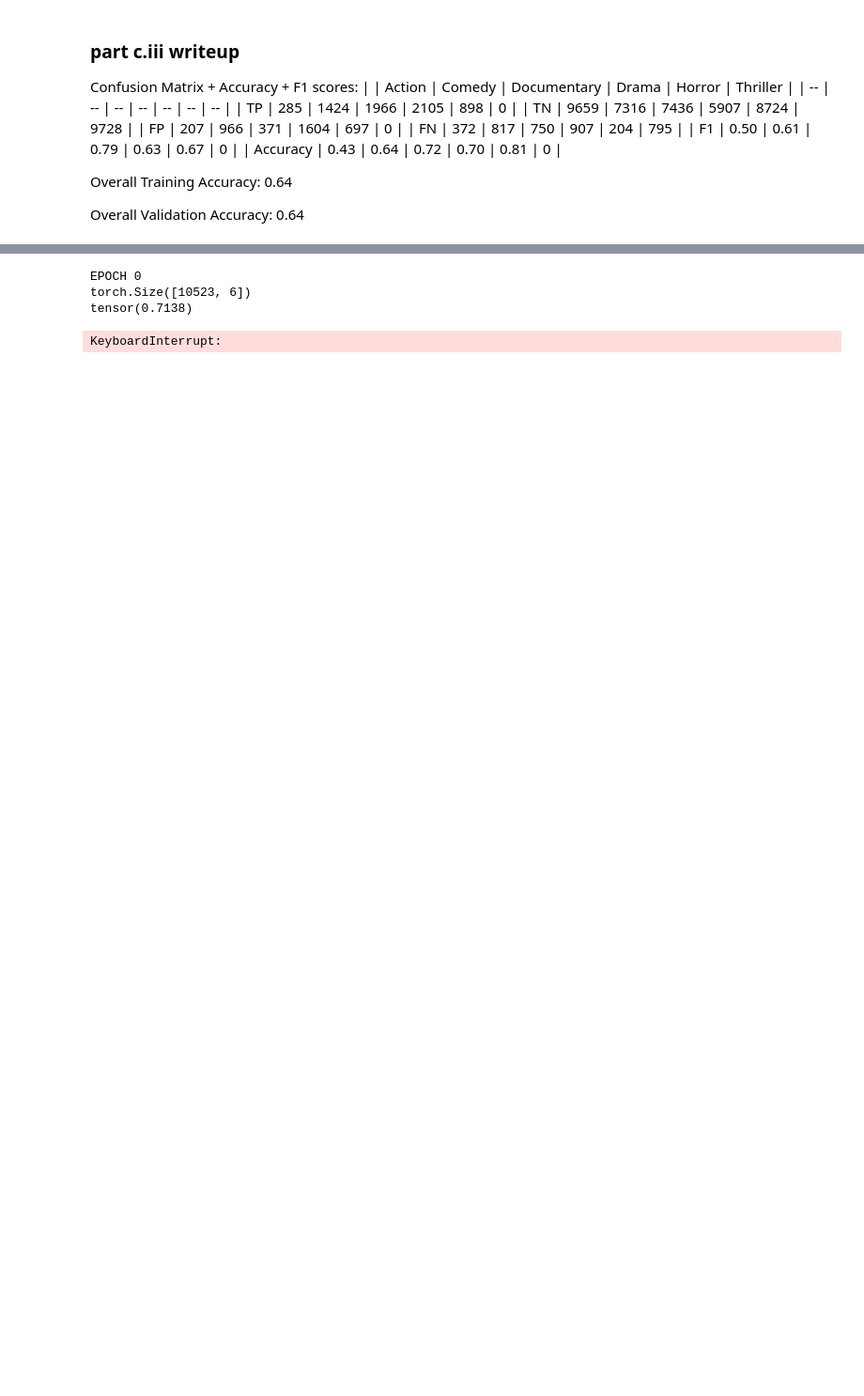
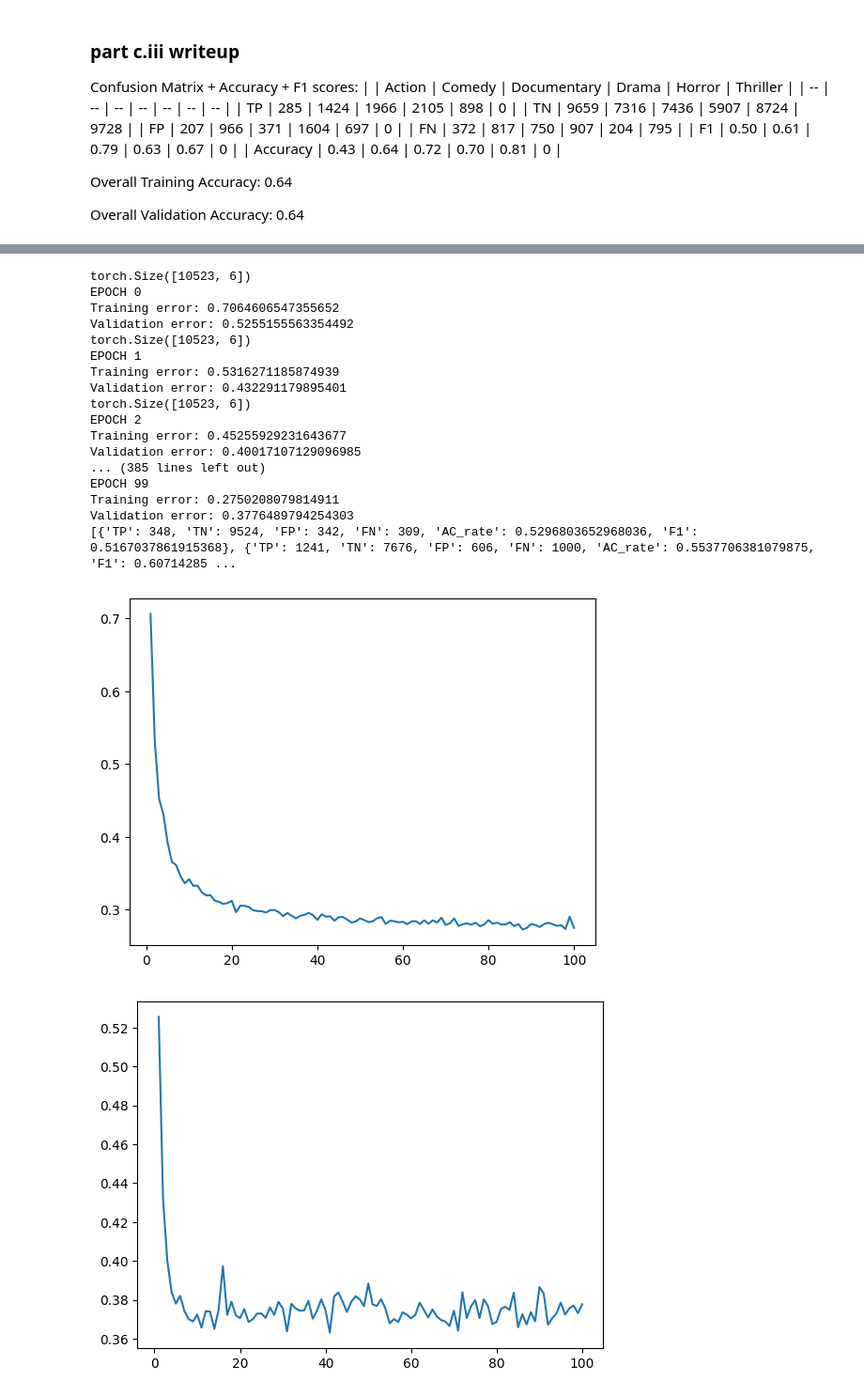
Before and after one commit to YiJie-Zhu/ECE-457B, a Jupyter notebook: assignment_3/question_4.ipynb, the cells around one changed output, grey strips where cells are left out. Shown at 94% size. Drawn from its saved outputs; the diff is of its cells as text; code cells hidden in the pictures; blank space fills up the shorter version.

```diff
--- a/assignment_3/question_4.ipynb
+++ b/assignment_3/question_4.ipynb
@@ -359,35 +366,30 @@ class GoodNeuralNet(nn.Module):
     def __init__(self):
         super().__init__()
 
-        self.hidden_size = 512
+        self.hidden_size = 256
         self.num_layers = 2
 
         self.rnn = nn.LSTM(300, self.hidden_size, self.num_layers, batch_first=True, dtype=torch.float64)
 
+
         layers = []
 
-        layers.append(nn.Linear(self.hidden_size, 512, dtype=torch.float64))
-        layers.append(nn.ReLU())
-        layers.append(nn.Linear(512, 512, dtype=torch.float64)) # Output layer
-        layers.append(nn.ReLU())
-        layers.append(nn.Dropout(p=0.25))
-        layers.append(nn.Linear(512, 256, dtype=torch.float64)) # Output layer
-        layers.append(nn.ReLU())
-        layers.append(nn.Dropout(p=0.25))
-        layers.append(nn.Linear(256, 6, dtype=torch.float64)) # Output layer
+        layers.append(nn.Conv1d(in_channels=1, out_channels=128, kernel_size=6, dtype=torch.float64))
+        layers.append(nn.Conv1d(in_channels=128, out_channels=64, kernel_size=6, dtype=torch.float64))
+        layers.append(nn.MaxPool1d(kernel_size=3))
+        layers.append(nn.Dropout(p=0.5))
+        layers.append(nn.Flatten())
+        layers.append(nn.Linear(6144, 6, dtype=torch.float64))
         layers.append(nn.Softmax(-1))
 
         self.stack = nn.Sequential(*layers)
 
     def forward(self, x):
-        h0 = torch.zeros(self.num_layers, x.size(0), self.hidden_size, dtype=torch.float64).to(x.device)
-        c0 = torch.zeros(self.num_layers, x.size(0), self.hidden_size, dtype=torch.float64).to(x.device)
 
-        out, _ = self.rnn(x, (h0, c0))
-        logits = self.stack(out[:, -1, :])
+        logits = self.stack(x)
         return logits
 
-    def train(self, dataloader, learning_rate, num_epochs, v_feature_tensor, v_label_tensor):
+    def custom_train(self, dataloader, learning_rate, num_epochs, v_feature_tensor, v_label_tensor):
         criterion = nn.CrossEntropyLoss()
         optimizer = optim.Adam(self.parameters(), lr=learning_rate)
         train_error_list = []
@@ -408,12 +410,14 @@ class GoodNeuralNet(nn.Module):
                 running_sum += len(inputs)
 
             # report train and validation loss
-            print(f"EPOCH {i}")
+
             validation_output = self(torch.unsqueeze(v_feature_tensor, 1))
             print(validation_output.shape)
             train_error_list.append((running_error/running_sum).cpu())
             validation_error_list.append((torch.count_nonzero(torch.abs(torch.argmax(validation_output, -1) - v_label_tensor))/len(v_feature_tensor)).cpu())
-            print(validation_error_list[-1])
+            print(f"EPOCH {i}")
+            print(f"Training error: {train_error_list[-1]}")
+            print(f"Validation error: {validation_error_list[-1]}")
 
 
         return train_error_list, validation_error_list
@@ -423,12 +427,14 @@ model = GoodNeuralNet()
 
 model = model.to(device)
 
-train_error_list, validation_error_list = model.train(dataloader, 0.005, num_epoch, v_feature_tensor, v_label_tensor)
+train_error_list, validation_error_list = model.custom_train(dataloader, 0.0002, num_epoch, v_feature_tensor, v_label_tensor)
 epoch_list = [i for i in range(1, num_epoch + 1)]
 plt.figure(1)
 plt.plot(epoch_list, train_error_list)
 plt.figure(2)
 plt.plot(epoch_list, validation_error_list)
+
+model.eval()
 
 # accuracy, class-wise and f1 score
 class_accuracy_count = [0] * 6
@@ -449,32 +455,47 @@ for class_i in range(6):
     class_accuracy_score.append({
         "TP": 0,
         "TN": 0,
         "FP": 0,
         "FN": 0,
         "AC_rate": 0,
         "F1": 0
     })
 
     class_accuracy_score[class_i]["TP"] = confusion_matrix[class_i][class_i]
 
     for row in range(6):
         for col in range(6):
             if row == class_i and col != class_i:
                 class_accuracy_score[class_i]["FN"] += confusion_matrix[row][col]
             if col == class_i and row != class_i:
                 class_accuracy_score[class_i]["FP"] += confusion_matrix[row][col]
             if row != class_i and col != class_i:
                 class_accuracy_score[class_i]["TN"] += confusion_matrix[row][col]
 
     class_accuracy_score[class_i]["AC_rate"] = class_accuracy_count[class_i] / validation_genres_count[genre_map[class_i]]
 
     r = (class_accuracy_score[class_i]["TP"]) / (class_accuracy_score[class_i]["TP"] + class_accuracy_score[class_i]["FN"]) if (class_accuracy_score[class_i]["TP"] + class_accuracy_score[class_i]["FN"]) != 0 else 0
     p = (class_accuracy_score[class_i]["TP"]) / (class_accuracy_score[class_i]["TP"] + class_accuracy_score[class_i]["FP"]) if (class_accuracy_score[class_i]["TP"] + class_accuracy_score[class_i]["FP"]) != 0 else 0
     class_accuracy_score[class_i]["F1"] = 2*((p*r)/(p+r)) if (p+r) != 0 else 0
 
 print(class_accuracy_score)
 # %% [output]
+torch.Size([10523, 6])
 EPOCH 0
+Training error: 0.7064606547355652
+Validation error: 0.5255155563354492
 torch.Size([10523, 6])
-tensor(0.7138)
+EPOCH 1
+Training error: 0.5316271185874939
+Validation error: 0.432291179895401
+torch.Size([10523, 6])
+EPOCH 2
+Training error: 0.45255929231643677
+Validation error: 0.40017107129096985
+... (385 lines left out)
+EPOCH 99
+Training error: 0.2750208079814911
+Validation error: 0.3776489794254303
+[{'TP': 348, 'TN': 9524, 'FP': 342, 'FN': 309, 'AC_rate': 0.5296803652968036, 'F1': 0.5167037861915368}, {'TP': 1241, 'TN': 7676, 'FP': 606, 'FN': 1000, 'AC_rate': 0.5537706381079875, 'F1': 0.60714285 ...
-KeyboardInterrupt:
+[figure, added]
+[figure, added]
```
Also changed, not shown: parts of 9 cells of this notebook.
